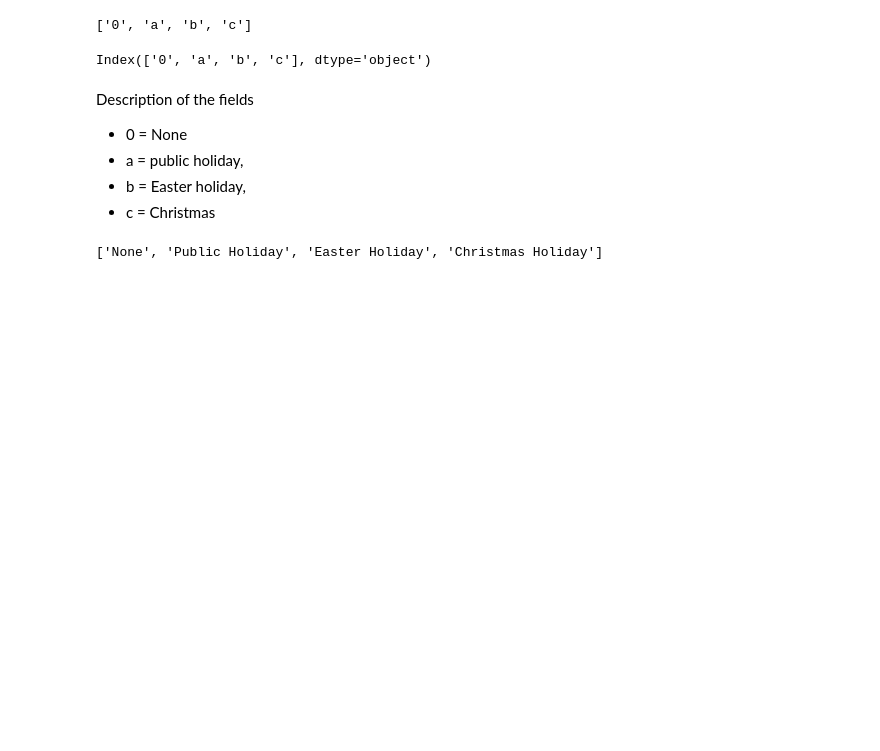
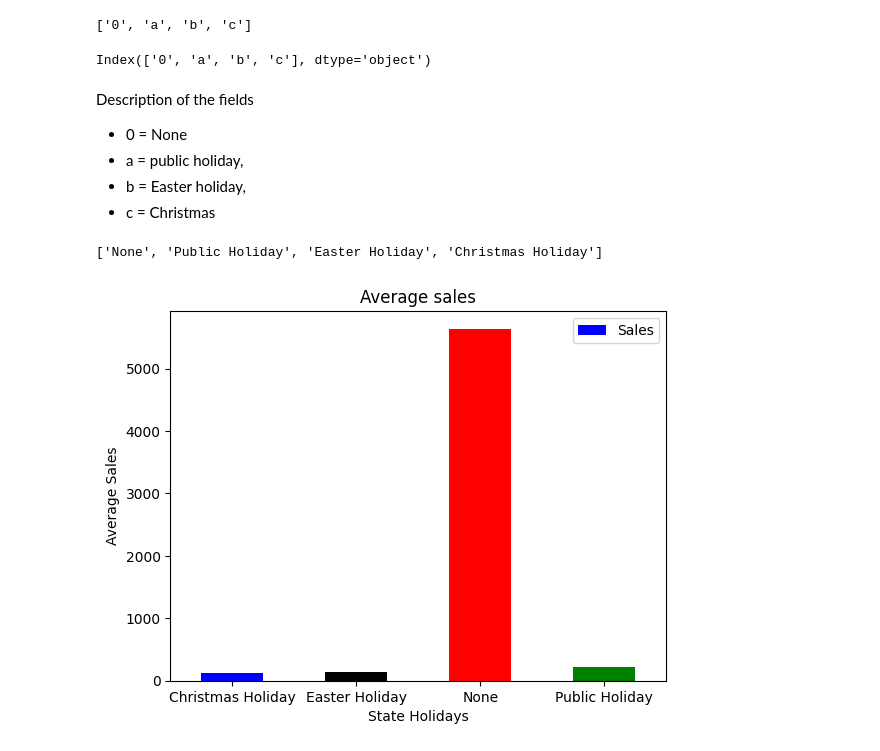
Before and after one commit to nahomHmichael/Rossman-Pharmaceutical-Sales-Pridiction, a Jupyter notebook: notebooks/data_exploration.ipynb, the cells around one changed output. Cells and saved outputs as stored; diff of their text form; code cells hidden in the pictures; blank space fills up the shorter version.

```diff
--- a/notebooks/data_exploration.ipynb
+++ b/notebooks/data_exploration.ipynb
@@ -181,3 +182,19 @@ train_data['StateHoliday'].replace({'0':'None','a':'Public Holiday','b':'Easter
 train_data['StateHoliday'].value_counts().index.tolist()
 # %% [output]
 ['None', 'Public Holiday', 'Easter Holiday', 'Christmas Holiday']
+# %%
+# Sales Comparision on State Holiday
+
+train_store_holiday = train_data.groupby('StateHoliday').agg({'Sales': 'mean'})
+train_store_holiday['StateHoliday'] = train_store_holiday.index
+# %%
+# Plotting the average sales per State holidays
+
+train_store_holiday.plot(kind='bar',x='StateHoliday',y='Sales',rot='0',color=['blue', 'black', 'red', 'green'])
+plt.title('Average sales')
+plt.xlabel('State Holidays')
+plt.ylabel('Average Sales')
+#plt.savefig('../charts/average_sales_analysis.jpg')
+plt.show()
+# %% [output]
+[figure, added]
```
Also changed, not shown: parts of 1 cell of this notebook.
